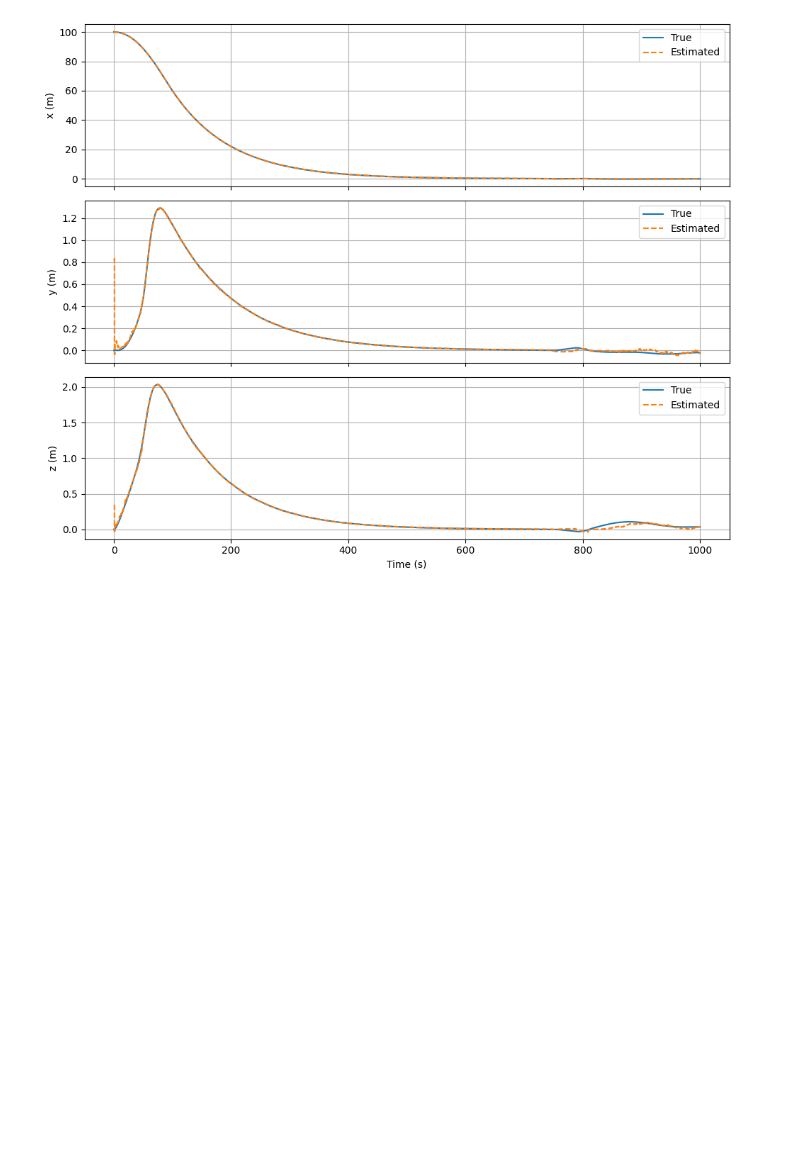
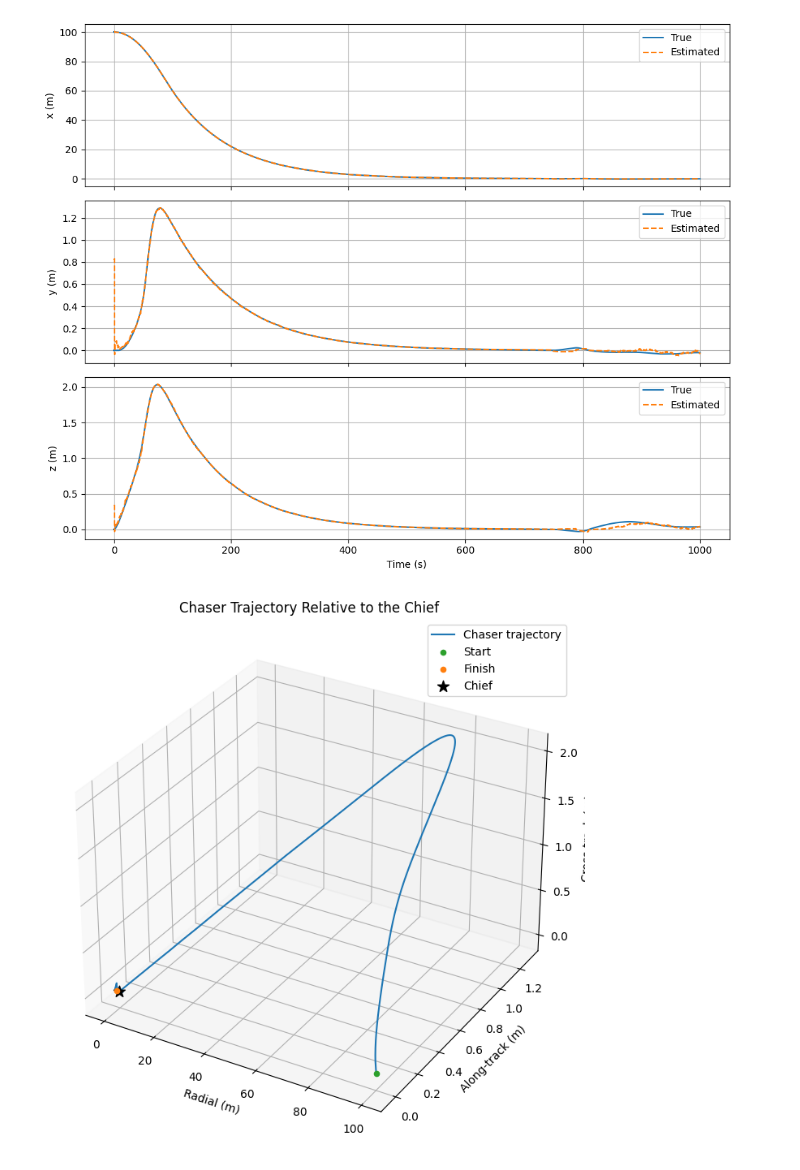
Before and after one commit to shashwath04/autonomous-rendezvous, a Jupyter notebook: simulation_test.ipynb, the cells around one changed output. Cells and saved outputs as stored; diff of their text form; code cells hidden in the pictures; blank space fills up the shorter version.

```diff
--- a/simulation_test.ipynb
+++ b/simulation_test.ipynb
@@ -163,3 +158,21 @@ fig.tight_layout()
 plt.show()
 # %% [output]
 [figure]
+# %%
+fig = plt.figure(figsize=(9, 7))
+ax = fig.add_subplot(projection="3d")
+ax.plot(*X[:, :3].T, label="Chaser trajectory")
+ax.scatter(*X[0, :3], label="Start", color="tab:green")
+ax.scatter(*X[-1, :3], label="Finish", color="tab:orange")
+ax.scatter(0, 0, 0, label="Chief", marker="*", color="black", s=110)
+ax.set(
+    title="Chaser Trajectory Relative to the Chief",
+    xlabel="Radial (m)",
+    ylabel="Along-track (m)",
+    zlabel="Cross-track (m)",
+)
+ax.legend()
+fig.tight_layout()
+plt.show()
+# %% [output]
+[figure, added]
```
Also changed, not shown: parts of 3 cells of this notebook, 10 other files.
